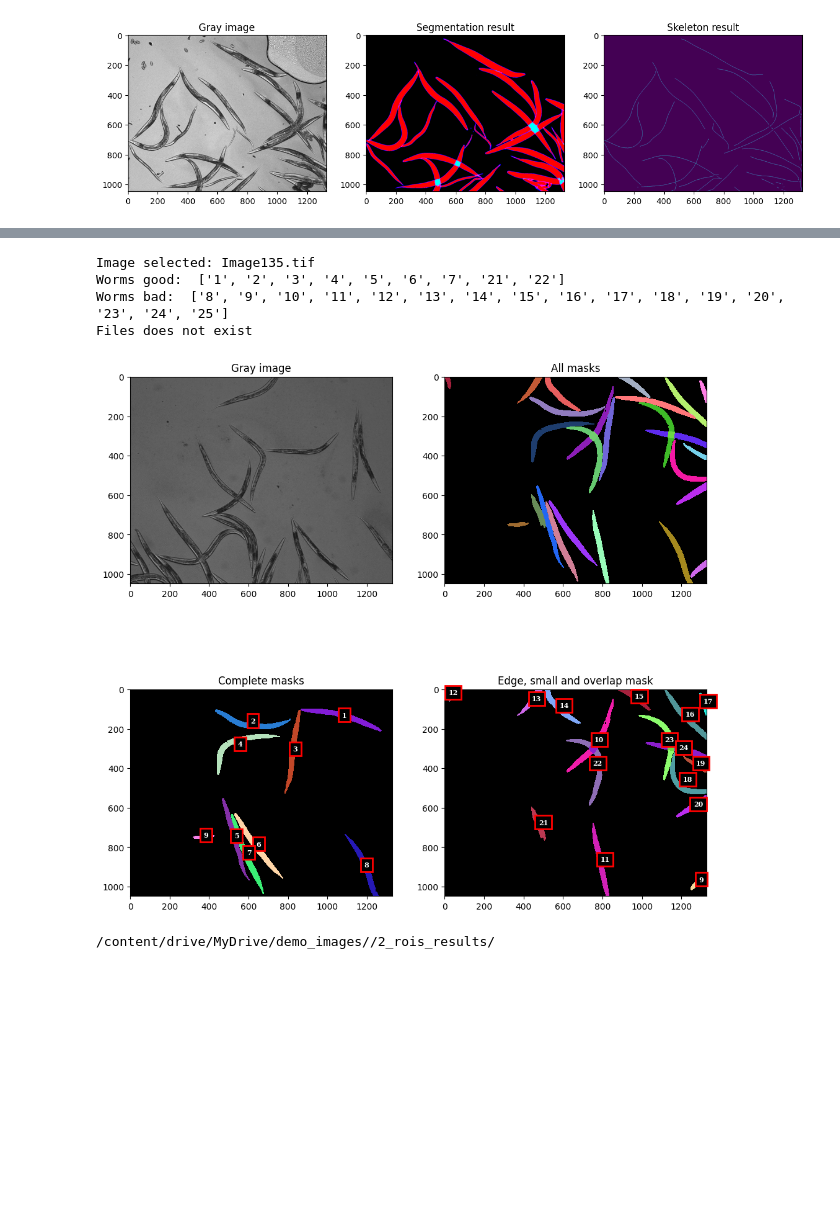
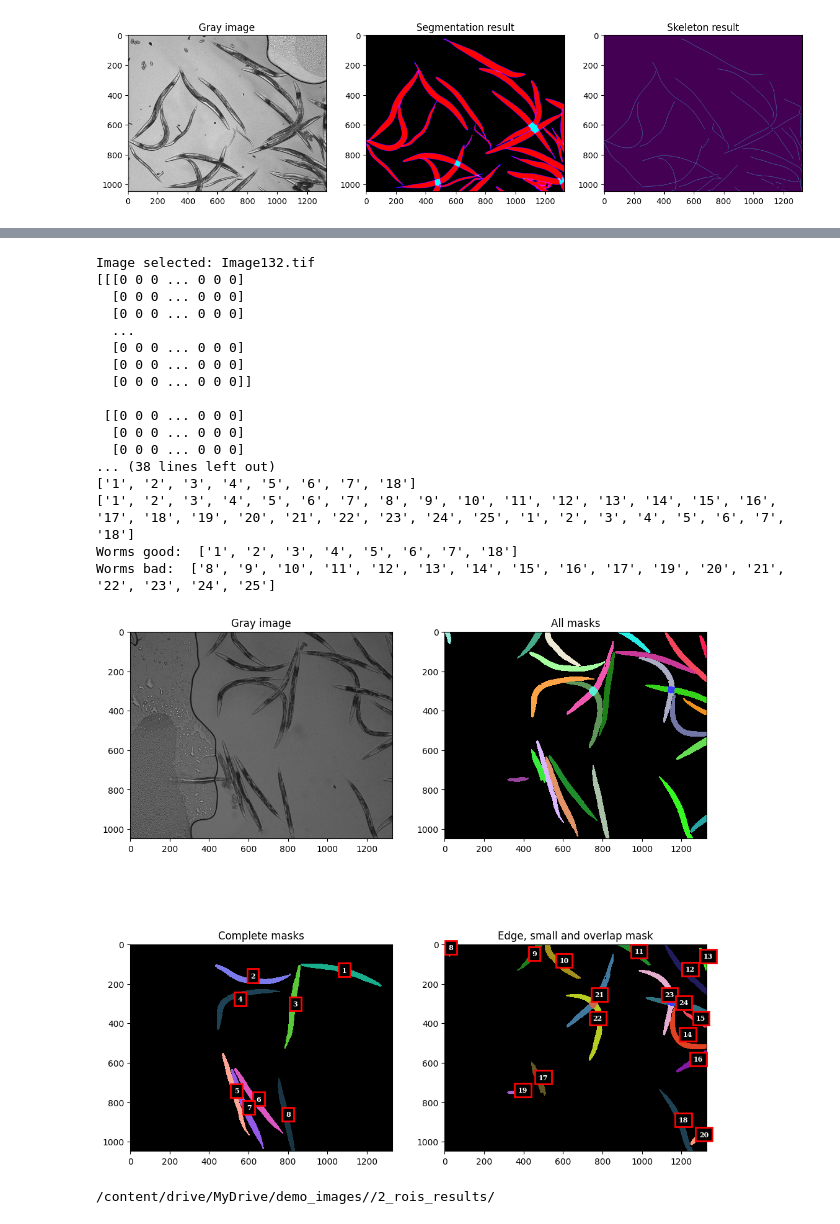
Before and after one commit to KonstantinosKounakis/SegElegansOnline, a Jupyter notebook: 1_Demo_predict.ipynb, the cells around one changed output, grey strips where cells are left out. Drawn from its saved outputs; the diff is of its cells as text; code cells hidden in the pictures; blank space fills up the shorter version.

```diff
--- a/1_Demo_predict.ipynb
+++ b/1_Demo_predict.ipynb
@@ -90,7 +93,7 @@ print('Input folder:', test_images)
 ## test_mask = '/content/EleganSeg/Data/demo_images/' #@param {type:"string"}
 ## print('Masks tagged:', test_mask)
 
-save_dir = '/content/drive/MyDrive/demo_images/' #@param {type:"string"}
+save_dir = '/content/drive/MyDrive/testoutput/' #@param {type:"string"}
 if not os.path.exists(save_dir):
     os.makedirs(save_dir)
 print('Output:', save_dir)
@@ -411,17 +375,17 @@ fig.set_size_inches(12, 12)
 import warnings
 warnings.filterwarnings('ignore')
 
-name_image_change = 'Image135.tif' #@param {type:"string"}
+name_image_change = 'Image132.tif' #@param {type:"string"}
 print('Image selected:', name_image_change)
-index_images = '1,2,3,4,5,6,7,21,22' #@param {type:"string"}
+index_images = '1,2,3,4,5,6,7,18' #@param {type:"string"}
 
-image_complete_mask = path_complete_mask + name_image_change
-image_edge_small_mask = path_edge_small_mask + name_image_change
+image_complete_mask_path = path_complete_mask + name_image_change
+image_edge_small_mask_path = path_edge_small_mask + name_image_change
 
-image_complete_mask = read_tiff_mask(image_complete_mask)
-image_edge_small_mask = read_tiff_mask(image_edge_small_mask)
+image_complete_mask_before = read_tiff_mask(image_complete_mask_path)
+image_edge_small_mask_before = read_tiff_mask(image_edge_small_mask_path)
 
-masK_predict_all = np.concatenate((image_complete_mask, image_edge_small_mask), axis=0)
+masK_predict_all = np.concatenate((image_complete_mask_before, image_edge_small_mask_before), axis=0)
 
 try:
   image_overlap_mask = path_overlap + name_image_change
@@ -435,9 +399,10 @@ for i in range(1, masK_predict_all.shape[0] + 1):
     all_elements.append(str(i))
 
 index_images = index_images.split(',')
+
 all_elements = all_elements + index_images
+
 index_bad = [i for i in all_elements if all_elements.count(i) == 1]
-
 print('Worms good: ', index_images)
 print('Worms bad: ', index_bad)
 worms_true = np.zeros((len(index_images), masK_predict_all.shape[1], masK_predict_all.shape[2]), np.int8)
@@ -460,8 +425,8 @@ centroid_predict_true, label_predict_true = get_centroid(worms_true, 1)
 centroid_predict_bad, label_predict_bad = get_centroid(worms_bad, len(index_images))
 
 
-tifffile.imsave(path_complete_mask + name_image_change, worms_true.astype(np.uint8))
-tifffile.imsave(path_edge_small_mask + name_image_change, worms_bad.astype(np.uint8))
+tifffile.imsave(image_complete_mask_path, worms_true.astype(np.uint8))
+tifffile.imsave(image_edge_small_mask_path, worms_bad.astype(np.uint8))
 try:
   os.remove(path_overlap + name_image_change)
 except:
@@ -487,38 +452,51 @@ bbox = {'facecolor': 'black',
         }
 
 fig = plt.figure(figsize=(15, 15))
 ax1 = fig.add_subplot(221)
 ax1.title.set_text('Gray image')
 ax1.imshow(image_gray, cmap='gray', vmin=0, vmax=255)
 
 ax2 = fig.add_subplot(222)
 ax2.title.set_text('All masks')
 ax2.imshow(worms_all, cmap=new_map, interpolation='None')
 
 ax3 = fig.add_subplot(223)
 ax3.title.set_text('Complete masks')
 ax3.imshow(worms_all_true, cmap=new_map, interpolation='None')
 for i in range(len(centroid_predict_true)):
     ax3.text(centroid_predict_true[i][1], centroid_predict_true[i][0], label_predict_true[i], fontdict=font, bbox=bbox)
 
 ax4 = fig.add_subplot(224)
 ax4.title.set_text('Edge, small and overlap mask')
 ax4.imshow(worms_all_bad, cmap=new_map, interpolation='None')
 for i in range(len(centroid_predict_bad)):
     ax4.text(centroid_predict_bad[i][1], centroid_predict_bad[i][0], label_predict_bad[i], fontdict=font, bbox=bbox)
 
 name_image_change_ = name_image_change.split('.')[0]
 name_image_result = path_save + name_image_change_ + 'Corrected.jpg'
 plt.savefig(name_image_result)
 
 fig = plt.gcf()
 fig.set_size_inches(12, 12)
 # %% [output]
-Image selected: Image135.tif
-Worms good:  ['1', '2', '3', '4', '5', '6', '7', '21', '22']
-Worms bad:  ['8', '9', '10', '11', '12', '13', '14', '15', '16', '17', '18', '19', '20', '23', '24', '25']
-Files does not exist
+Image selected: Image132.tif
+[[[0 0 0 ... 0 0 0]
+  [0 0 0 ... 0 0 0]
+  [0 0 0 ... 0 0 0]
+  ...
+  [0 0 0 ... 0 0 0]
+  [0 0 0 ... 0 0 0]
+  [0 0 0 ... 0 0 0]]
+
+ [[0 0 0 ... 0 0 0]
+  [0 0 0 ... 0 0 0]
+  [0 0 0 ... 0 0 0]
+... (38 lines left out)
+['1', '2', '3', '4', '5', '6', '7', '18']
+['1', '2', '3', '4', '5', '6', '7', '8', '9', '10', '11', '12', '13', '14', '15', '16', '17', '18', '19', '20', '21', '22', '23', '24', '25', '1', '2', '3', '4', '5', '6', '7', '18']
+Worms good:  ['1', '2', '3', '4', '5', '6', '7', '18']
+Worms bad:  ['8', '9', '10', '11', '12', '13', '14', '15', '16', '17', '19', '20', '21', '22', '23', '24', '25']
-[figure, old version]
+[figure, new version]
 # %%
 #@title **Save rois**
 #@markdown Save complete mask in rois
```
Also changed, not shown: parts of 6 cells of this notebook.
